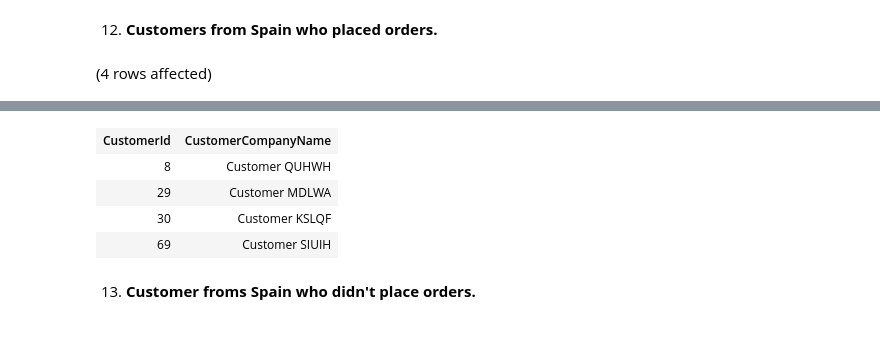
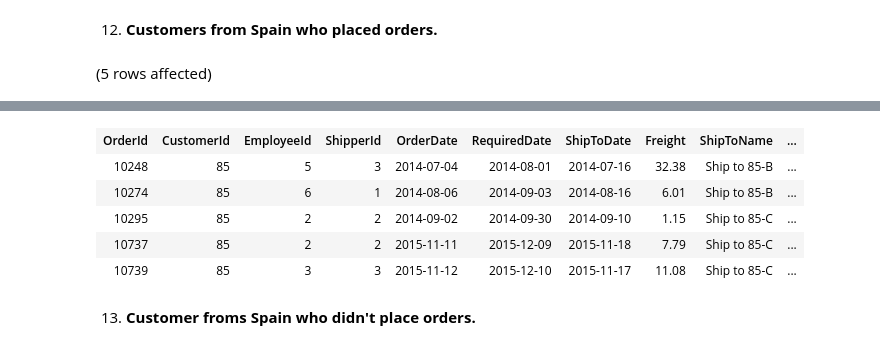
Before and after one commit to ryanmohamed/tsql_hw3, a Jupyter notebook: chapter4.ipynb, the cells around one changed output, grey strips where cells are left out. Drawn from its saved outputs; the diff is of its cells as text; code cells hidden in the pictures.

```diff
--- a/chapter4.ipynb
+++ b/chapter4.ipynb
@@ -301,14 +301,17 @@ Total execution time: 00:00:00.055
 use Northwinds2022TSQLV7
 
 -- all customers from spain
-select CustomerId, CustomerCompanyName
-from Sales.Customer as C
-where C.CustomerCountry = N'Spain'
-    and exists --filter on condition below, it must exist before we return
-    (
-        --find an order associated with the customer
-        select  * from Sales.[Order] as O
-        where O.CustomerId = C.CustomerId
-    )
+-- select CustomerId, CustomerCompanyName
+-- from Sales.Customer as C
+-- where C.CustomerCountry = N'Spain'
+--     and exists --filter on condition below, it must exist before we return
+--     (
+--         --find an order associated with the customer
+--         select  * from Sales.[Order] as O
+--         where O.CustomerId = C.CustomerId
+--     )
+
+select  * from Sales.[Order] as O
+        where O.CustomerId = 85
 # %% [output]
-(4 rows affected)
+(5 rows affected)
@@ -316,8 +319,9 @@ Total execution time: 00:00:00.022
-| CustomerId | CustomerCompanyName |
-| 8 | Customer QUHWH |
-| 29 | Customer MDLWA |
-| 30 | Customer KSLQF |
-| 69 | Customer SIUIH |
+| OrderId | CustomerId | EmployeeId | ShipperId | OrderDate | RequiredDate | ShipToDate | Freight | ShipToName | ... |
+| 10248 | 85 | 5 | 3 | 2014-07-04 | 2014-08-01 | 2014-07-16 | 32.38 | Ship to 85-B | ... |
+| 10274 | 85 | 6 | 1 | 2014-08-06 | 2014-09-03 | 2014-08-16 | 6.01 | Ship to 85-B | ... |
+| 10295 | 85 | 2 | 2 | 2014-09-02 | 2014-09-30 | 2014-09-10 | 1.15 | Ship to 85-C | ... |
+| 10737 | 85 | 2 | 2 | 2015-11-11 | 2015-12-09 | 2015-11-18 | 7.79 | Ship to 85-C | ... |
+| 10739 | 85 | 3 | 3 | 2015-11-12 | 2015-12-10 | 2015-11-17 | 11.08 | Ship to 85-C | ... |
 # %% [markdown]
 13) **Customer froms Spain who didn't place orders.**
 # %%
```
Also changed, not shown: parts of 1 cell of this notebook.
